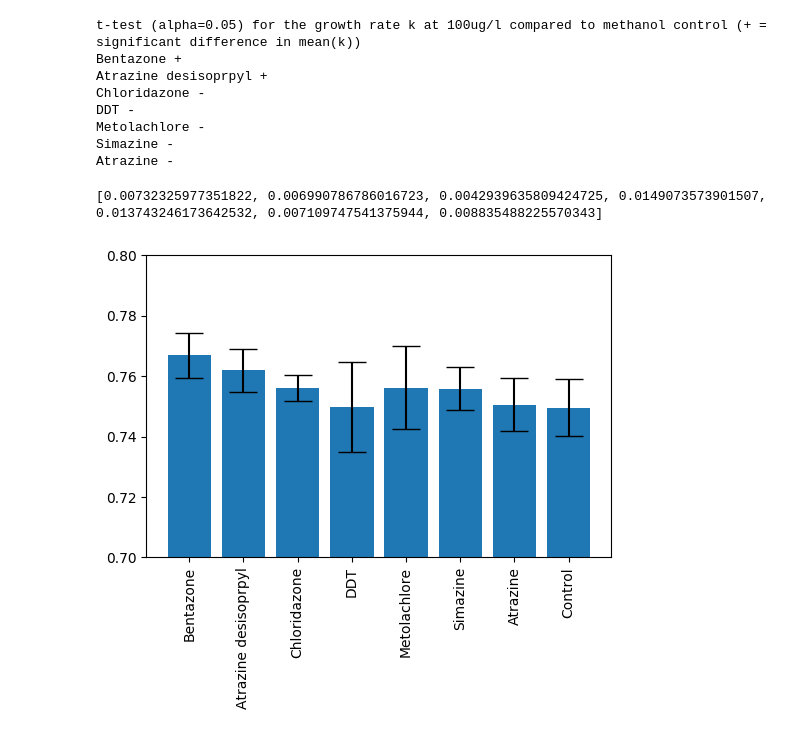
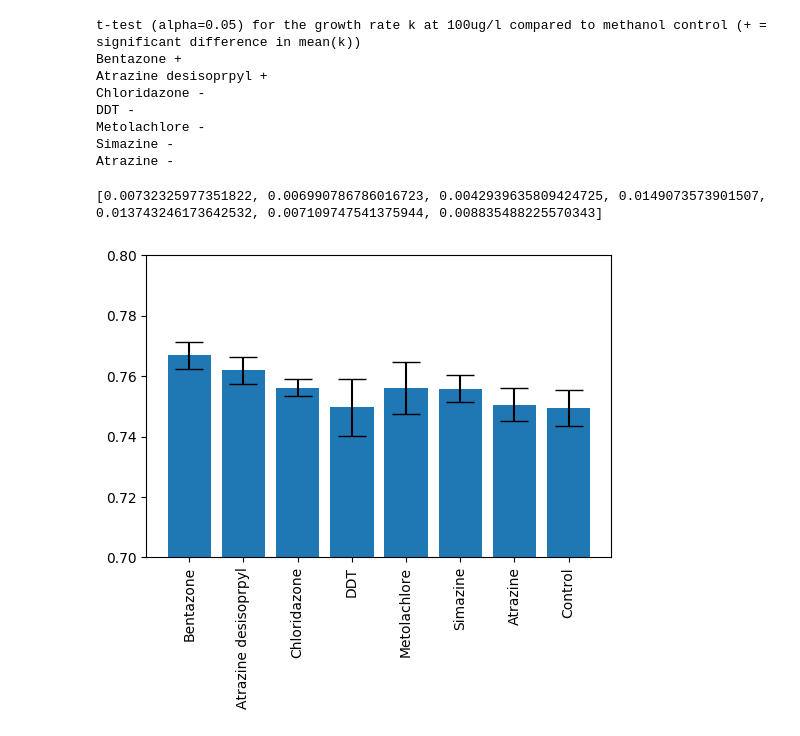
Before and after one commit to sspoerri/iGEM-EPFL-2020-Data_Analysis, a Jupyter notebook: notebooks/plate5.ipynb, the cells around one changed output. Saved outputs shown, nothing was run; the diff lists cells and outputs as text; code cells hidden in the pictures.

```diff
--- a/notebooks/plate5.ipynb
+++ b/notebooks/plate5.ipynb
@@ -134,0 +231,26 @@ plt.show()
+# %%
+import matplotlib as mpl
+mpl.rcParams['figure.dpi'] = 200
+import matplotlib.pyplot as plt
+import string
+
+alph = string.ascii_uppercase
+pesticides = ['Bentazone','Atrazine desisopropyl','Chloridazone','DDT','Diazinon','Metolachlore','Simazine','Atrazine']
+control = [['A12','B12','C12','D12'],['A9','B9','C9','D9'],['E9','F9','G9','H9'],['G12','H12']]
+fig, axs = plt.subplots(1,len(pesticides))
+fig.set_figheight(4)
+fig.set_figwidth(40)
+for k in range(len(pesticides)):
+    plt.sca(axs[k])
+    plt.ylabel('log(OD630)')
+    plt.xlabel('time[h]')
+    plt.title(pesticides[k])
+    for j in range(4):
+        plt.semilogy(df[alph[j+4]+str(k+1)],'b')
+        plt.semilogy(df[control[2][j]],'r')
+    plt.legend(['100ug/l','1% methanol control'])
+    leg = axs[k].get_legend()
+    leg.legendHandles[0].set_color('b')
+    leg.legendHandles[1].set_color('g')
+plt.subplots_adjust(wspace=0.4)
+plt.show()
@@ -278,32 +402,32 @@ errs = []
 x_pos = np.arange(len(pesticides)+1)
 for i in range(len(pesticides)):
     k = []
     for j in range(4):
         col = str(i+1)
         row = alph[j+4]
         fit = get_fit(df,(row+col),[12.5,0.3,1,0.8])
         k.append(fit[2])
     means.append(np.mean(k))
     stds.append(np.std(k))
     a,b = t.interval(0.95,3,np.mean(k),np.std(k)/2)
     errs.append((b-a)/2)
 print(errs)
 k_control = []
 for i in range(4):
     col = str(9)
     row = alph[i+4]
     fit = get_fit(df,(row+col),[12.5,0.3,1,0.8])
     k_control.append(fit[2])
 a,b = t.interval(0.95,3,np.mean(k_control),np.std(k_control)/2)
 errs.append((b-a)/2)
 means.append(np.mean(k_control))
 stds.append(np.std(k_control))
-ax.bar(x_pos,means,yerr=errs,capsize=10)
+ax.bar(x_pos,means,yerr=stds,capsize=10)
 plt.ylim(0.7,0.8)
 ax.set_xticks(x_pos)
 ax.set_xticklabels(pesticides+['Control'])
 plt.xticks(rotation=90)
 plt.show()
 # %% [output]
 [0.00732325977351822, 0.006990786786016723, 0.0042939635809424725, 0.0149073573901507, 0.013743246173642532, 0.007109747541375944, 0.008835488225570343]
-[figure, old version]
+[figure, new version]
```
Also changed, not shown: parts of 5 cells of this notebook, 4 other files.
